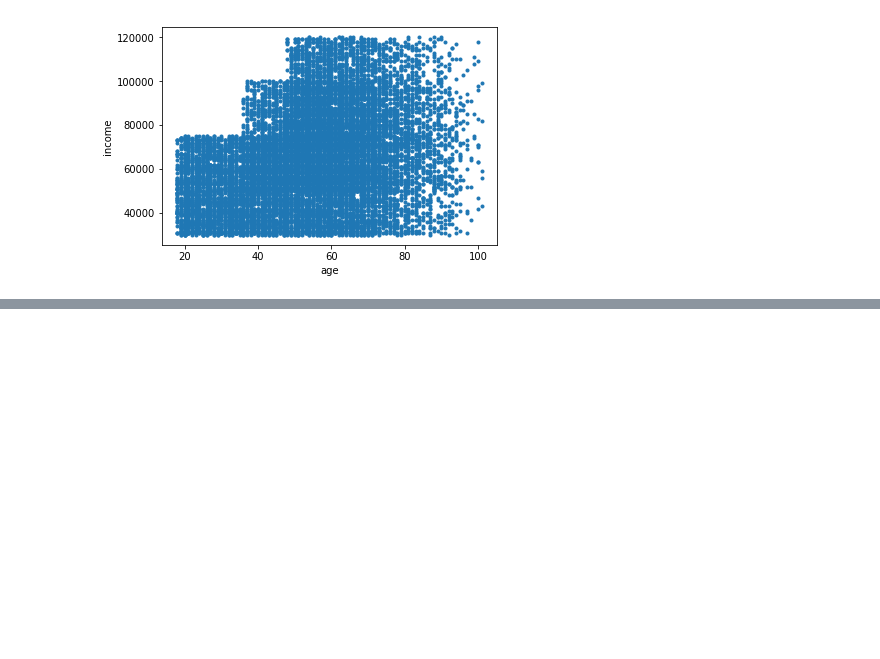
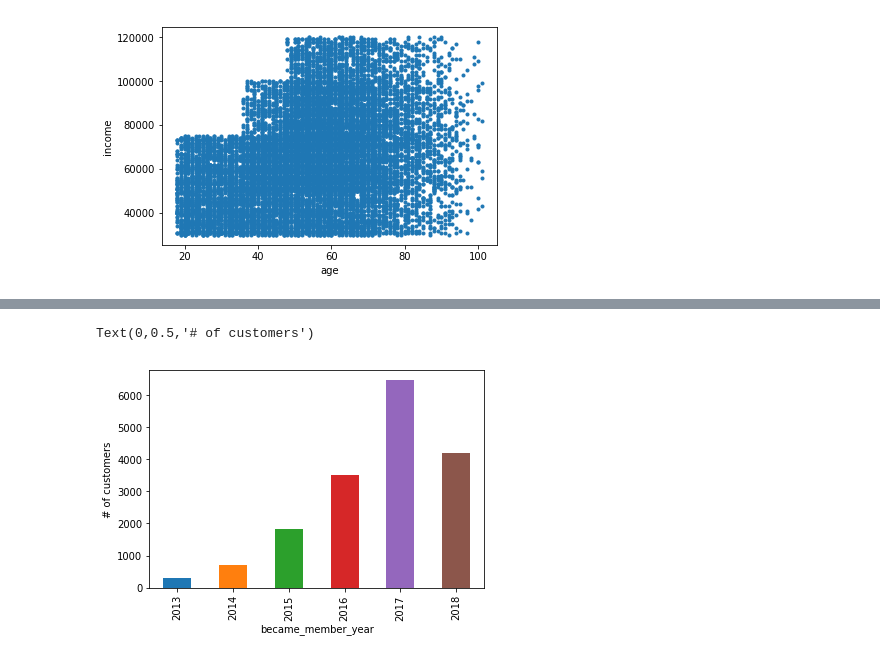
Before and after one commit to a1pat/Starbucks-Capstone, a Jupyter notebook: Starbucks_Capstone_notebook.ipynb, the cells around one changed output, grey strips where cells are left out. Drawn from its saved outputs; the diff is of its cells as text; code cells hidden in the pictures; blank space fills up the shorter version.

```diff
--- a/Starbucks_Capstone_notebook.ipynb
+++ b/Starbucks_Capstone_notebook.ipynb
@@ -321,0 +328,7 @@ profile.head()
+# %%
+# plot distribution of year in which customers became a member
+profile.groupby(['became_member_year'])['id'].count().plot(kind='bar')
+plt.ylabel('# of customers')
+# %% [output]
+Text(0,0.5,'# of customers')
+[figure, added]
```
Also changed, not shown: parts of 13 cells of this notebook.
